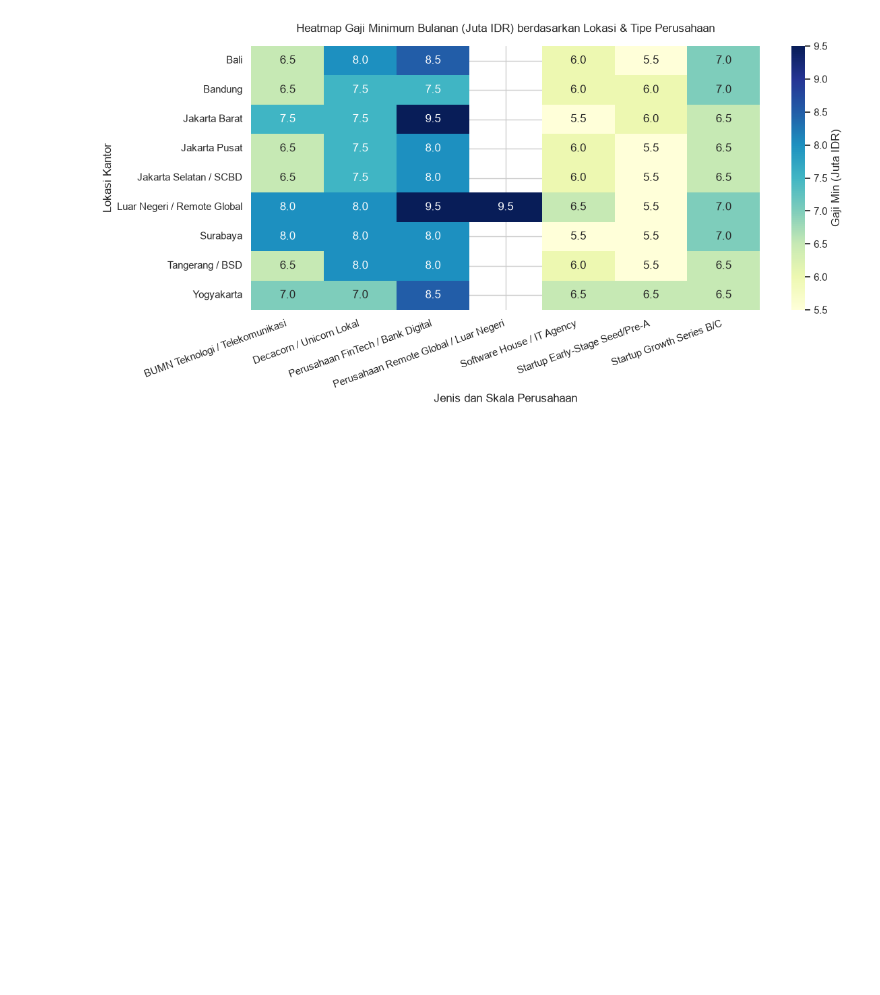
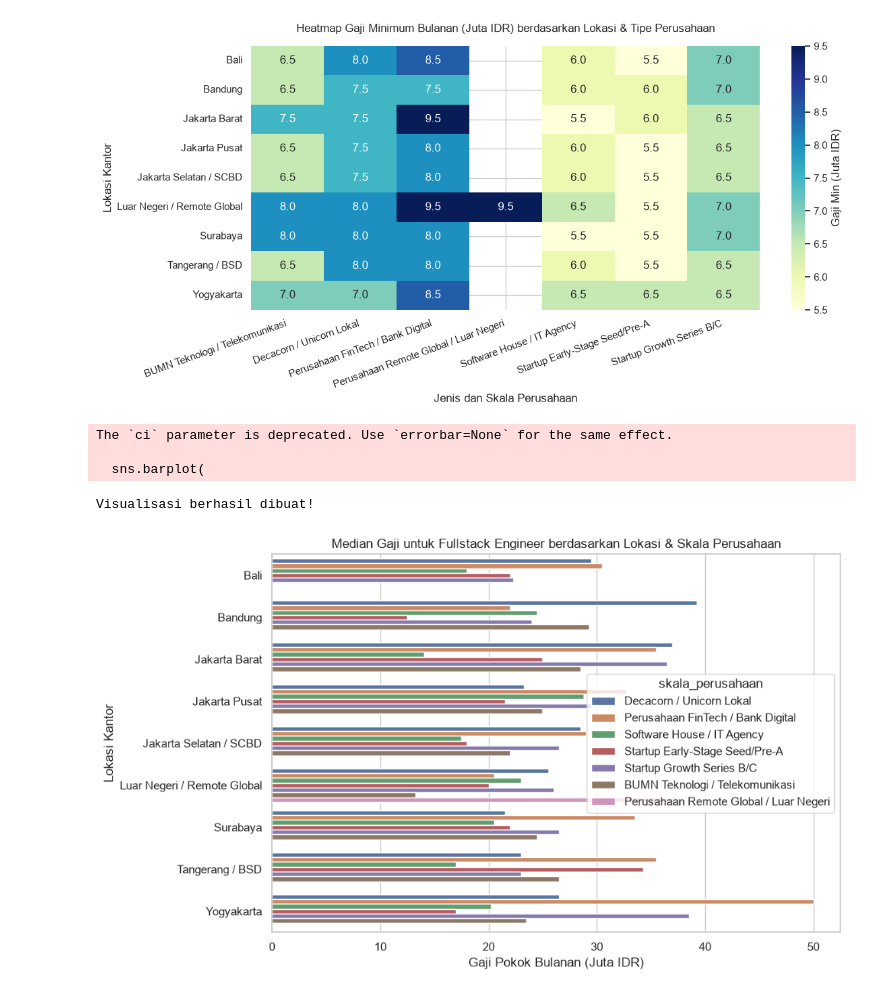
Before and after one commit to genta-bahana-nagari/salary-analyzer-and-prediction, a Jupyter notebook: notebook/02_eda_and_visualization.ipynb, the cells around one changed output. Drawn from its saved outputs; the diff is of its cells as text; code cells hidden in the pictures; blank space fills up the shorter version.

Commit message:
add: median salary visualization based on location and scale

```diff
--- a/notebook/02_eda_and_visualization.ipynb
+++ b/notebook/02_eda_and_visualization.ipynb
@@ -83,3 +83,33 @@ plt.tight_layout()
 plt.show()
 # %% [output]
 [figure]
+# %%
+import numpy as np
+
+posisi_sample = "Fullstack Engineer"
+df_filtered = df[df['posisi_pekerjaan_clean'] == posisi_sample]
+
+gaji_lokasi_skala = df_filtered.groupby(['lokasi_kantor', 'skala_perusahaan'])['gaji_pokok_bulanan_idr'].median().reset_index()
+
+gaji_lokasi_skala['gaji_juta'] = gaji_lokasi_skala['gaji_pokok_bulanan_idr'] / 1e6
+
+plt.figure(figsize=(10, 6))
+sns.barplot(
+    data=gaji_lokasi_skala,
+    x='gaji_juta',
+    y='lokasi_kantor',
+    hue='skala_perusahaan',
+    ci=None
+)
+plt.title(f'Median Gaji untuk {posisi_sample} berdasarkan Lokasi & Skala Perusahaan')
+plt.xlabel('Gaji Pokok Bulanan (Juta IDR)')
+plt.ylabel('Lokasi Kantor')
+plt.tight_layout()
+plt.savefig('bar_chart_sample.png')
+print("Visualisasi berhasil dibuat!")
+# %% [output]
+The `ci` parameter is deprecated. Use `errorbar=None` for the same effect.
+
+  sns.barplot(
+Visualisasi berhasil dibuat!
+[figure, added]
```
